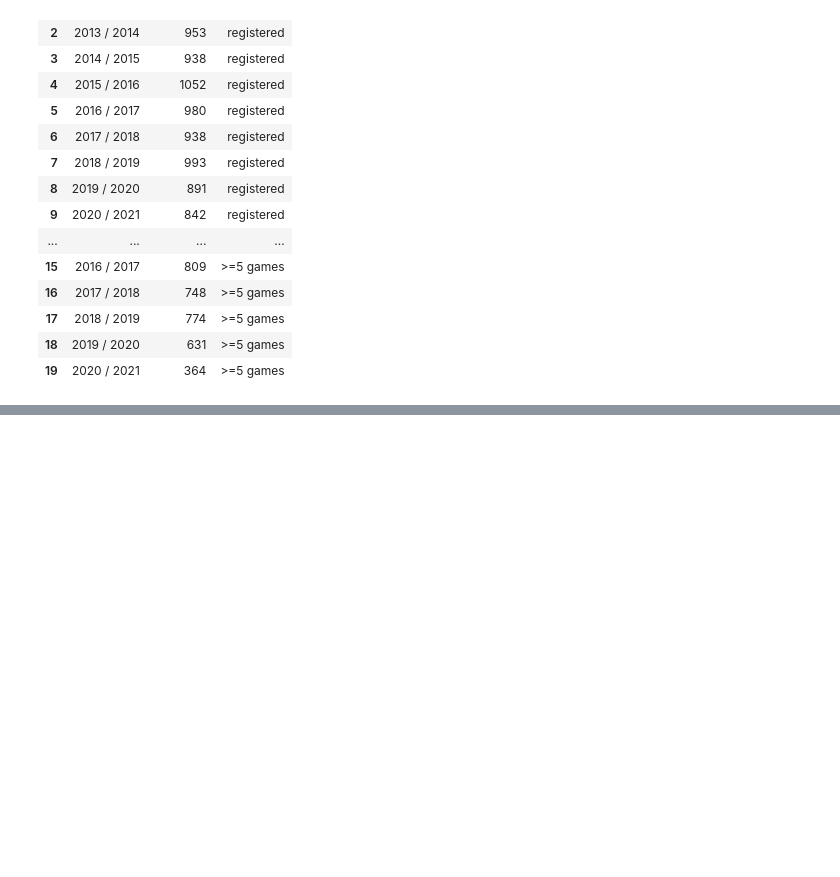
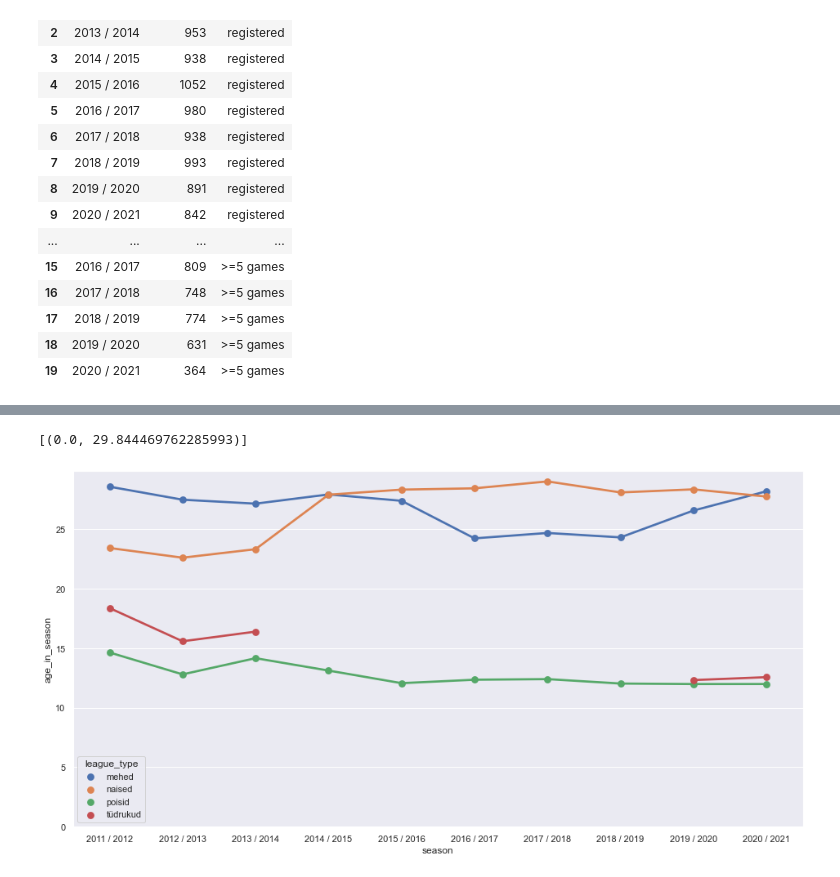
Before and after one commit to taivop/saalihoki, a Jupyter notebook: notebooks/player_analysis.ipynb, the cells around one changed output, grey strips where cells are left out. Saved outputs shown, nothing was run; the diff lists cells and outputs as text; code cells hidden in the pictures; blank space fills up the shorter version.

```diff
--- a/notebooks/player_analysis.ipynb
+++ b/notebooks/player_analysis.ipynb
@@ -80,0 +151,7 @@ ax.set(ylabel='# of players', ylim=(0, None))
+# %%
+mean_age_by_season_league_type = df_age_league_type.groupby(["season", "league_type"]).mean()["age_in_season"].reset_index()
+ax = sns.pointplot(data=mean_age_by_season_league_type, x="season", y="age_in_season", hue="league_type")
+ax.set(ylim=(0, None))
+# %% [output]
+[(0.0, 29.844469762285993)]
+[figure, added]
```
Also changed, not shown: parts of 12 cells of this notebook.
